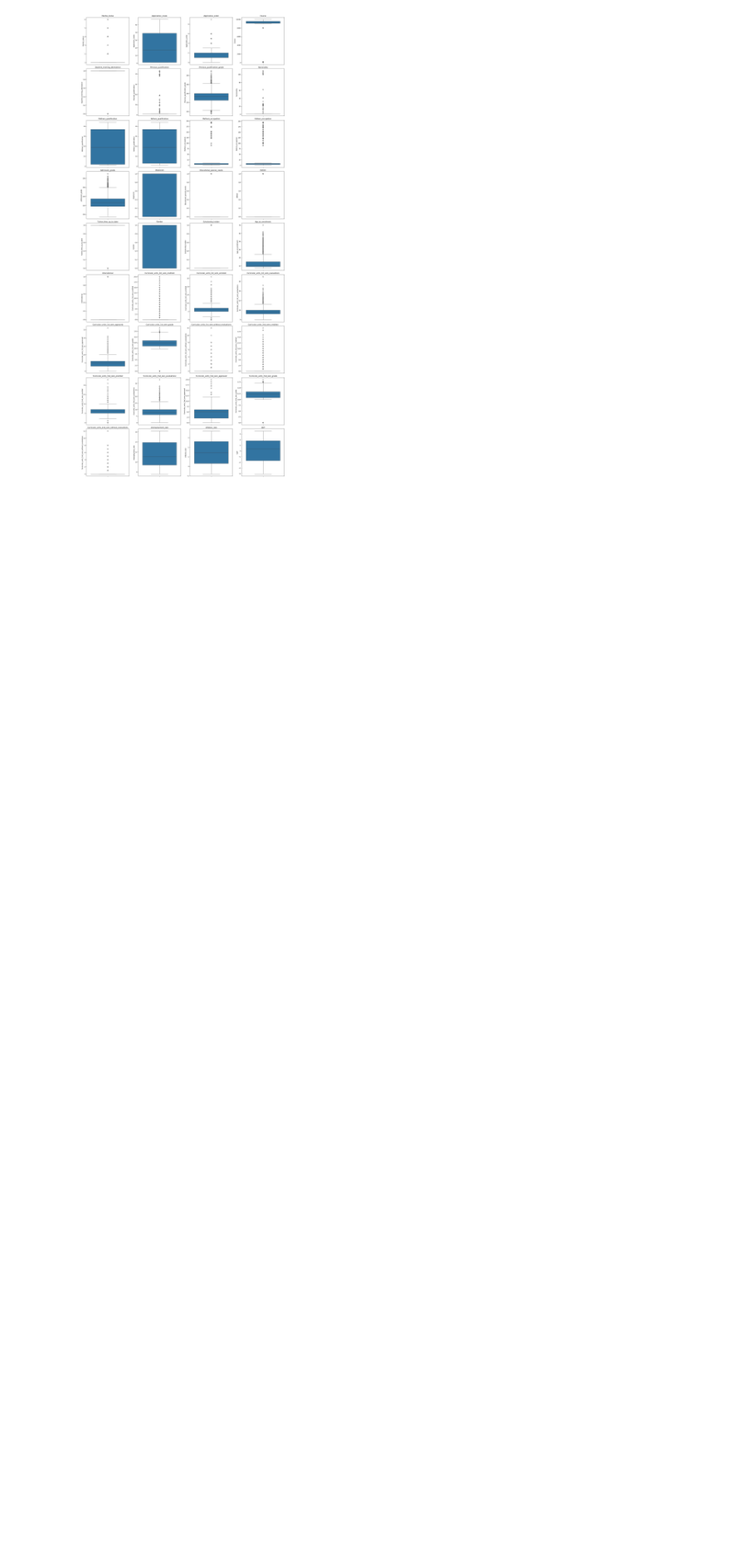
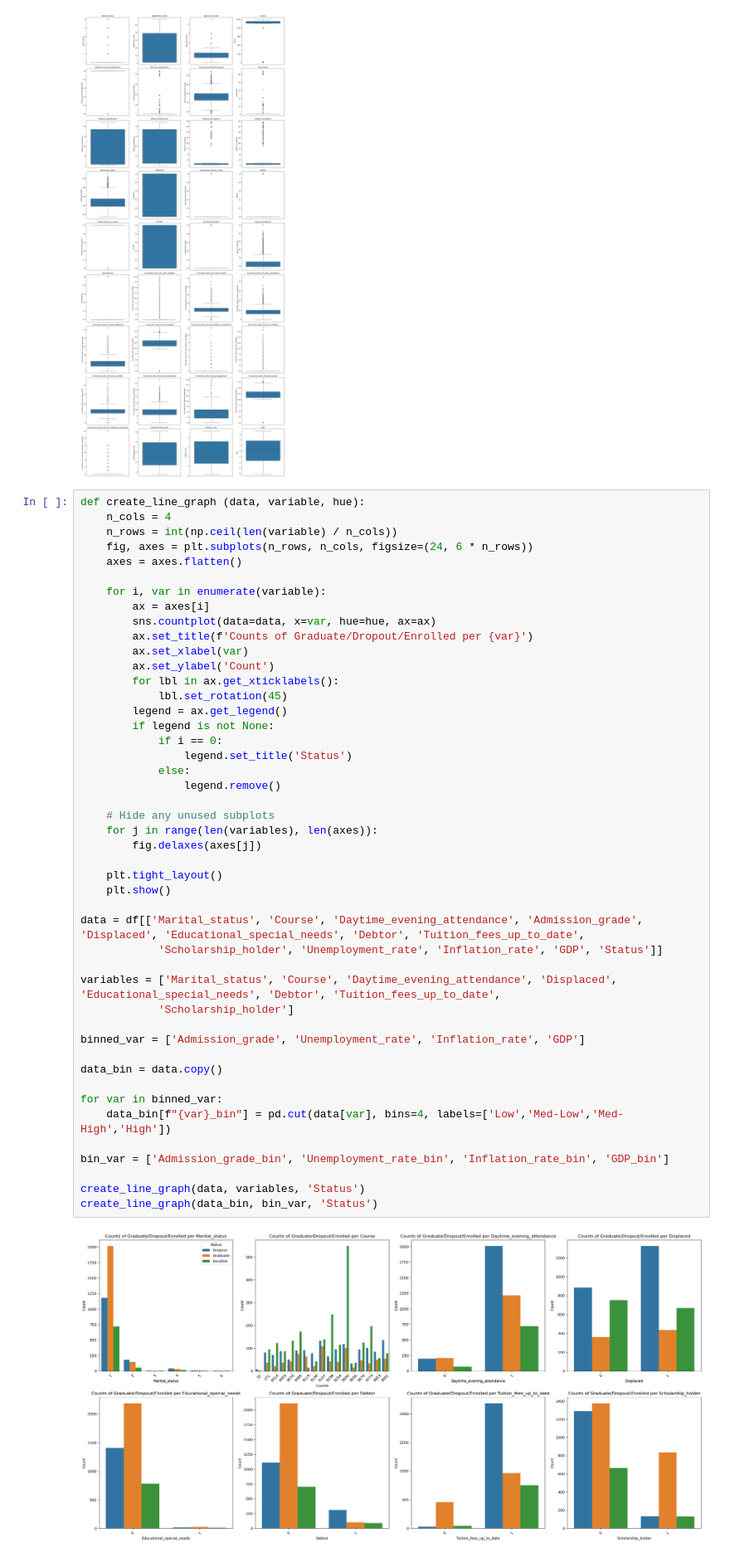
Before and after one commit to thoriqdhiyaaptaribowo/Fundamental-Data-Analysis-Dicoding, a Jupyter notebook: Education Problem/notebook.ipynb, the cells around one changed output. Shown at 83% size. Cells and saved outputs as stored; diff of their text form; blank space fills up the shorter version.

```diff
--- a/Education Problem/notebook.ipynb
+++ b/Education Problem/notebook.ipynb
@@ -134,3 +134,51 @@ Enrolled     794
 Name: count, dtype: int64
 ====================================
 [figure]
+# %%
+def create_line_graph (data, variable, hue):
+    n_cols = 4
+    n_rows = int(np.ceil(len(variable) / n_cols))
+    fig, axes = plt.subplots(n_rows, n_cols, figsize=(24, 6 * n_rows))
+    axes = axes.flatten()
+
+    for i, var in enumerate(variable):
+        ax = axes[i]
+        sns.countplot(data=data, x=var, hue=hue, ax=ax)
+        ax.set_title(f'Counts of Graduate/Dropout/Enrolled per {var}')
+        ax.set_xlabel(var)
+        ax.set_ylabel('Count')
+        for lbl in ax.get_xticklabels():
+            lbl.set_rotation(45)
+        legend = ax.get_legend()
+        if legend is not None:
+            if i == 0:
+                legend.set_title('Status')
+            else:
+                legend.remove()
+
+    # Hide any unused subplots
+    for j in range(len(variables), len(axes)):
+        fig.delaxes(axes[j])
+
+    plt.tight_layout()
+    plt.show()
+
+data = df[['Marital_status', 'Course', 'Daytime_evening_attendance', 'Admission_grade', 'Displaced', 'Educational_special_needs', 'Debtor', 'Tuition_fees_up_to_date',
+            'Scholarship_holder', 'Unemployment_rate', 'Inflation_rate', 'GDP', 'Status']]
+
+variables = ['Marital_status', 'Course', 'Daytime_evening_attendance', 'Displaced', 'Educational_special_needs', 'Debtor', 'Tuition_fees_up_to_date',
+            'Scholarship_holder']
+
+binned_var = ['Admission_grade', 'Unemployment_rate', 'Inflation_rate', 'GDP']
+
+data_bin = data.copy()
+
+for var in binned_var:
+    data_bin[f"{var}_bin"] = pd.cut(data[var], bins=4, labels=['Low','Med-Low','Med-High','High'])
+
+bin_var = ['Admission_grade_bin', 'Unemployment_rate_bin', 'Inflation_rate_bin', 'GDP_bin']
+
+create_line_graph(data, variables, 'Status')
+create_line_graph(data_bin, bin_var, 'Status')
+# %% [output]
+[figure, added]
```
Also changed, not shown: parts of 8 cells of this notebook, 5 other files.
